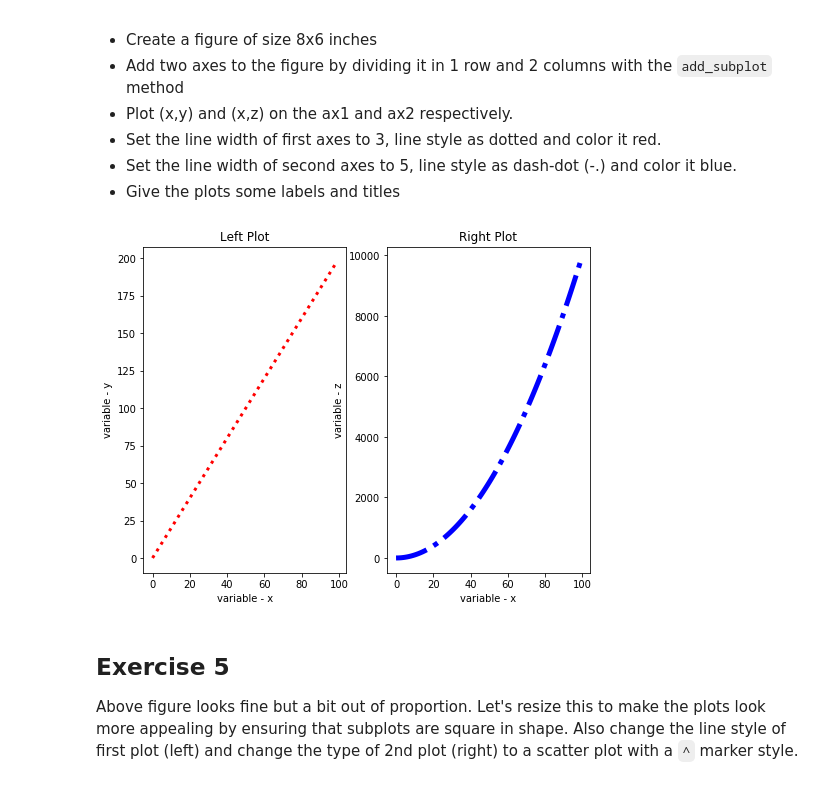
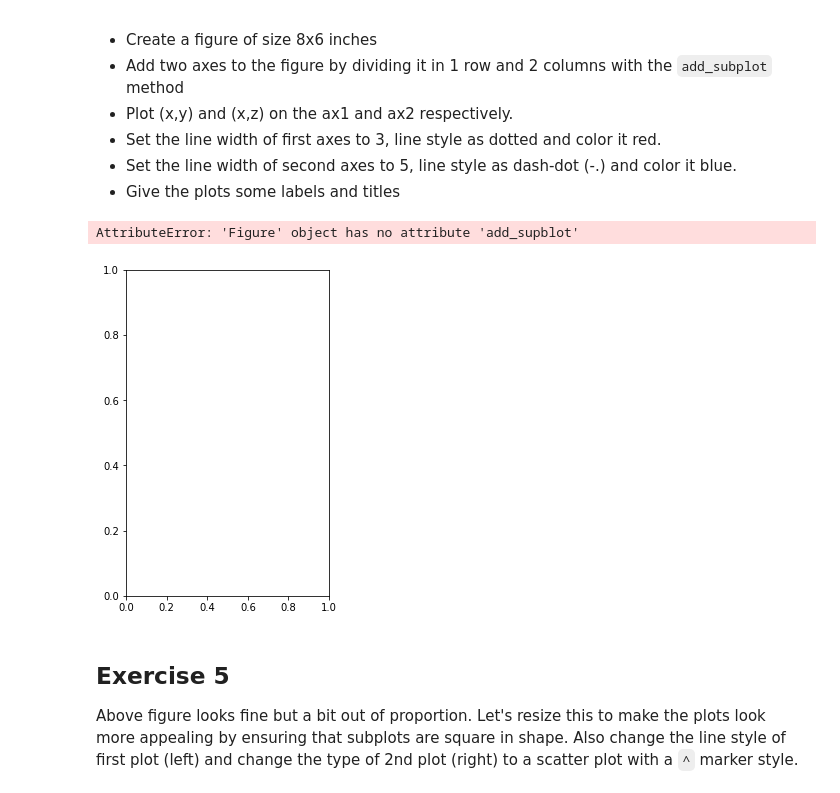
Before and after one commit to kathrinv/dsc-more-practice-with-matplotlib-lab-nyc-ds-082619, a Jupyter notebook: index.ipynb, the cells around one changed output. Drawn from its saved outputs; the diff is of its cells as text; code cells hidden in the pictures.

```diff
--- a/index.ipynb
+++ b/index.ipynb
@@ -119,11 +119,12 @@ Perform following steps in the cell below:
 # %%
 fig = plt.figure(figsize=(8,6))
 ax1 = fig.add_subplot(121)
 ax2 = fig.add_supblot(122)
 ax1.plot(x, y, lw=3, color='red', ls='.')
-ax2.plot(x, z, lw=5, color='blue', ls='')
+ax2.plot(x, z, lw=5, color='blue', ls='.-')
 # %% [output]
+AttributeError: 'Figure' object has no attribute 'add_supblot'
-[figure, old version]
+[figure, new version]
 # %% [markdown]
 ## Exercise 5
 
```
